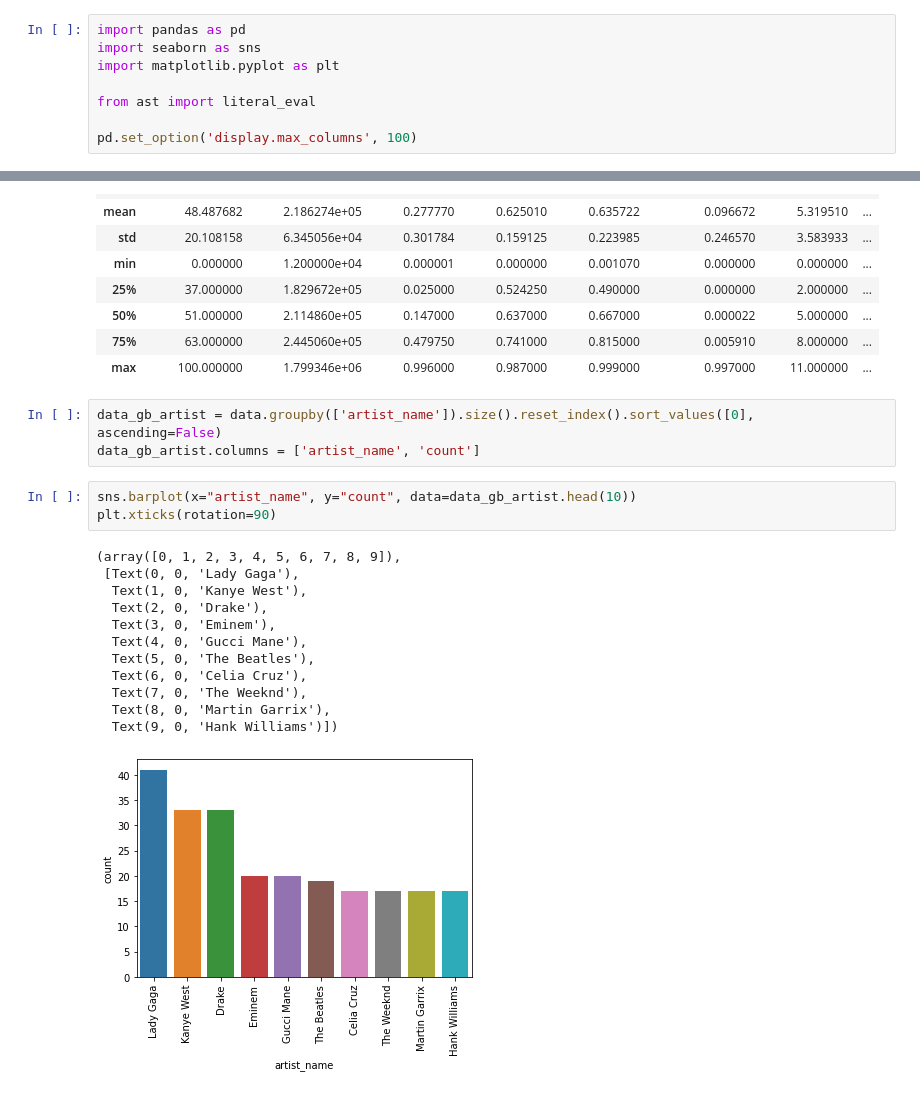
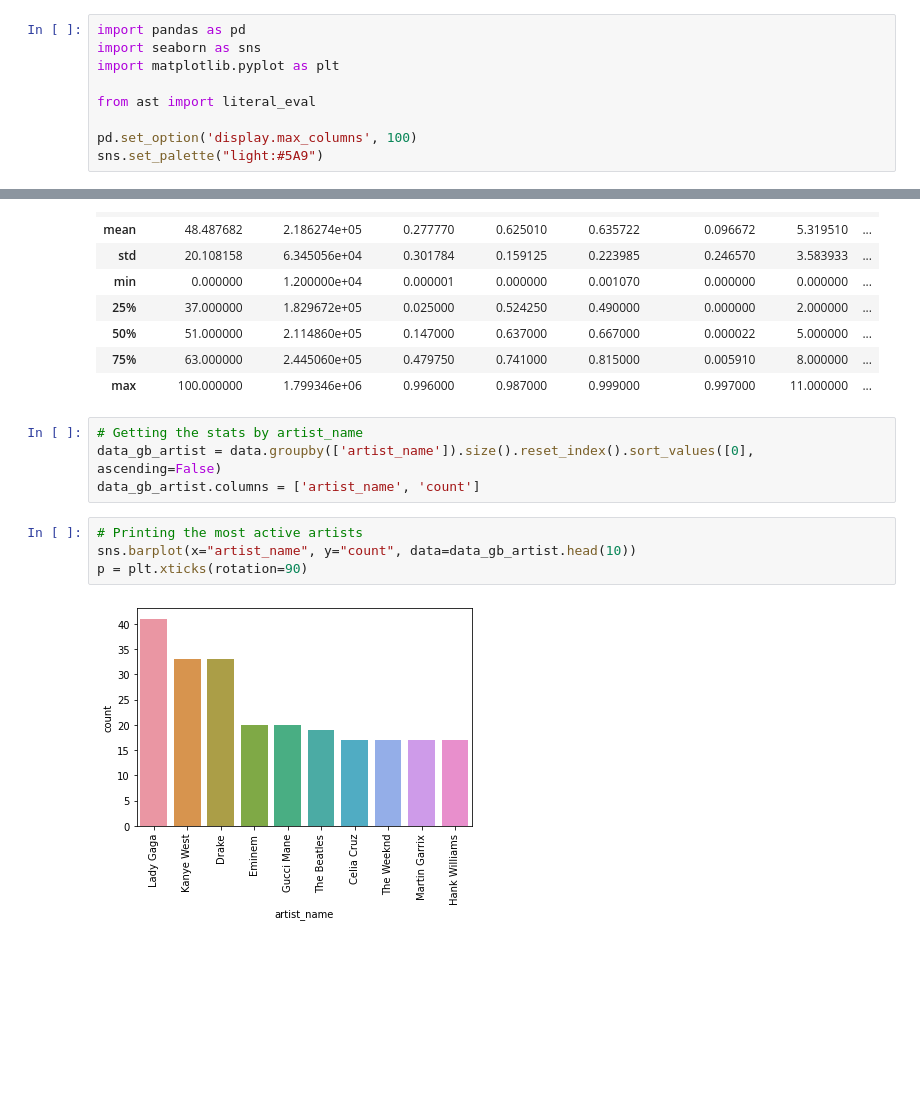
Before and after one commit to cedsvrn/song-recommendation, a Jupyter notebook: song-recommendation.ipynb, the cells around one changed output, grey strips where cells are left out. Cells and saved outputs as stored; diff of their text form; blank space fills up the shorter version.

```diff
--- a/song-recommendation.ipynb
+++ b/song-recommendation.ipynb
@@ -6,6 +6,7 @@ import matplotlib.pyplot as plt
 from ast import literal_eval
 
 pd.set_option('display.max_columns', 100)
+sns.set_palette("light:#5A9")
 # %%
 # Getting song info with Artist name, Album name
 song_info = pd.read_csv('../input/19000-spotify-songs/song_info.csv')
@@ -124,21 +78,12 @@ data.describe()
 | 75% | 63.000000 | 2.445060e+05 | 0.479750 | 0.741000 | 0.815000 | 0.005910 | 8.000000 | ... |
 | max | 100.000000 | 1.799346e+06 | 0.996000 | 0.987000 | 0.999000 | 0.997000 | 11.000000 | ... |
 # %%
+# Getting the stats by artist_name
 data_gb_artist = data.groupby(['artist_name']).size().reset_index().sort_values([0], ascending=False)
 data_gb_artist.columns = ['artist_name', 'count']
 # %%
+# Printing the most active artists
 sns.barplot(x="artist_name", y="count", data=data_gb_artist.head(10))
-plt.xticks(rotation=90)
+p = plt.xticks(rotation=90)
 # %% [output]
-(array([0, 1, 2, 3, 4, 5, 6, 7, 8, 9]),
- [Text(0, 0, 'Lady Gaga'),
-  Text(1, 0, 'Kanye West'),
-  Text(2, 0, 'Drake'),
-  Text(3, 0, 'Eminem'),
-  Text(4, 0, 'Gucci Mane'),
-  Text(5, 0, 'The Beatles'),
-  Text(6, 0, 'Celia Cruz'),
-  Text(7, 0, 'The Weeknd'),
-  Text(8, 0, 'Martin Garrix'),
-  Text(9, 0, 'Hank Williams')])
-[figure, old version]
+[figure, new version]
```
Also changed, not shown: parts of 6 cells of this notebook.
